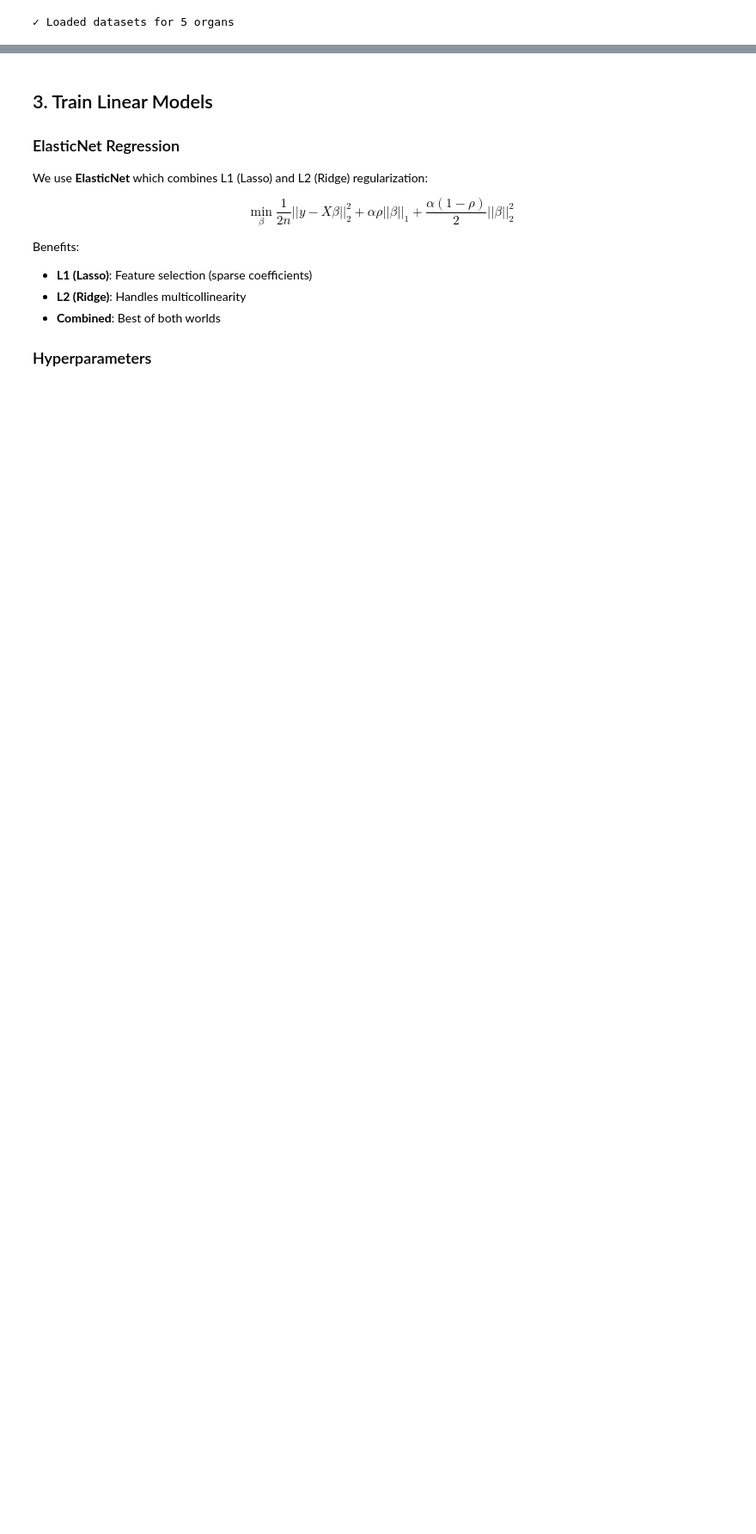
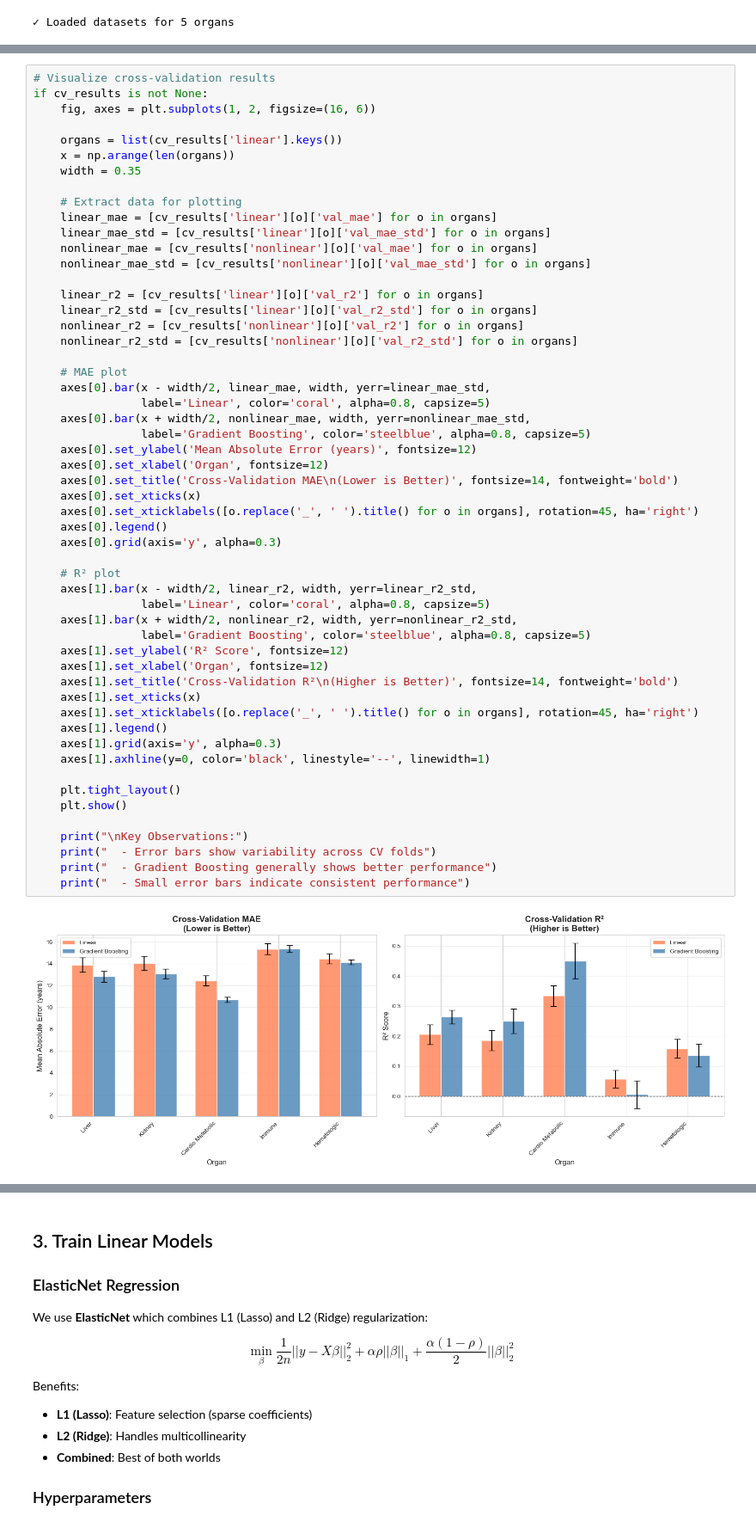
Before and after one commit to BawstosAI/Vitalist, a Jupyter notebook: notebooks/03_train_organ_clocks.ipynb, the cells around one changed output, grey strips where cells are left out. Shown at 86% size. Cells and saved outputs as stored; diff of their text form; blank space fills up the shorter version.

```diff
--- a/notebooks/03_train_organ_clocks.ipynb
+++ b/notebooks/03_train_organ_clocks.ipynb
@@ -178,0 +389,56 @@ else:
+# %%
+# Visualize cross-validation results
+if cv_results is not None:
+    fig, axes = plt.subplots(1, 2, figsize=(16, 6))
+
+    organs = list(cv_results['linear'].keys())
+    x = np.arange(len(organs))
+    width = 0.35
+
+    # Extract data for plotting
+    linear_mae = [cv_results['linear'][o]['val_mae'] for o in organs]
+    linear_mae_std = [cv_results['linear'][o]['val_mae_std'] for o in organs]
+    nonlinear_mae = [cv_results['nonlinear'][o]['val_mae'] for o in organs]
+    nonlinear_mae_std = [cv_results['nonlinear'][o]['val_mae_std'] for o in organs]
+
+    linear_r2 = [cv_results['linear'][o]['val_r2'] for o in organs]
+    linear_r2_std = [cv_results['linear'][o]['val_r2_std'] for o in organs]
+    nonlinear_r2 = [cv_results['nonlinear'][o]['val_r2'] for o in organs]
+    nonlinear_r2_std = [cv_results['nonlinear'][o]['val_r2_std'] for o in organs]
+
+    # MAE plot
+    axes[0].bar(x - width/2, linear_mae, width, yerr=linear_mae_std,
+                label='Linear', color='coral', alpha=0.8, capsize=5)
+    axes[0].bar(x + width/2, nonlinear_mae, width, yerr=nonlinear_mae_std,
+                label='Gradient Boosting', color='steelblue', alpha=0.8, capsize=5)
+    axes[0].set_ylabel('Mean Absolute Error (years)', fontsize=12)
+    axes[0].set_xlabel('Organ', fontsize=12)
+    axes[0].set_title('Cross-Validation MAE\n(Lower is Better)', fontsize=14, fontweight='bold')
+    axes[0].set_xticks(x)
+    axes[0].set_xticklabels([o.replace('_', ' ').title() for o in organs], rotation=45, ha='right')
+    axes[0].legend()
+    axes[0].grid(axis='y', alpha=0.3)
+
+    # R² plot
+    axes[1].bar(x - width/2, linear_r2, width, yerr=linear_r2_std,
+                label='Linear', color='coral', alpha=0.8, capsize=5)
+    axes[1].bar(x + width/2, nonlinear_r2, width, yerr=nonlinear_r2_std,
+                label='Gradient Boosting', color='steelblue', alpha=0.8, capsize=5)
+    axes[1].set_ylabel('R² Score', fontsize=12)
+    axes[1].set_xlabel('Organ', fontsize=12)
+    axes[1].set_title('Cross-Validation R²\n(Higher is Better)', fontsize=14, fontweight='bold')
+    axes[1].set_xticks(x)
+    axes[1].set_xticklabels([o.replace('_', ' ').title() for o in organs], rotation=45, ha='right')
+    axes[1].legend()
+    axes[1].grid(axis='y', alpha=0.3)
+    axes[1].axhline(y=0, color='black', linestyle='--', linewidth=1)
+
+    plt.tight_layout()
+    plt.show()
+
+    print("\nKey Observations:")
+    print("  - Error bars show variability across CV folds")
+    print("  - Gradient Boosting generally shows better performance")
+    print("  - Small error bars indicate consistent performance")
+# %% [output]
+[figure, added]
```
Also changed, not shown: parts of 14 cells of this notebook, 47 other files.
